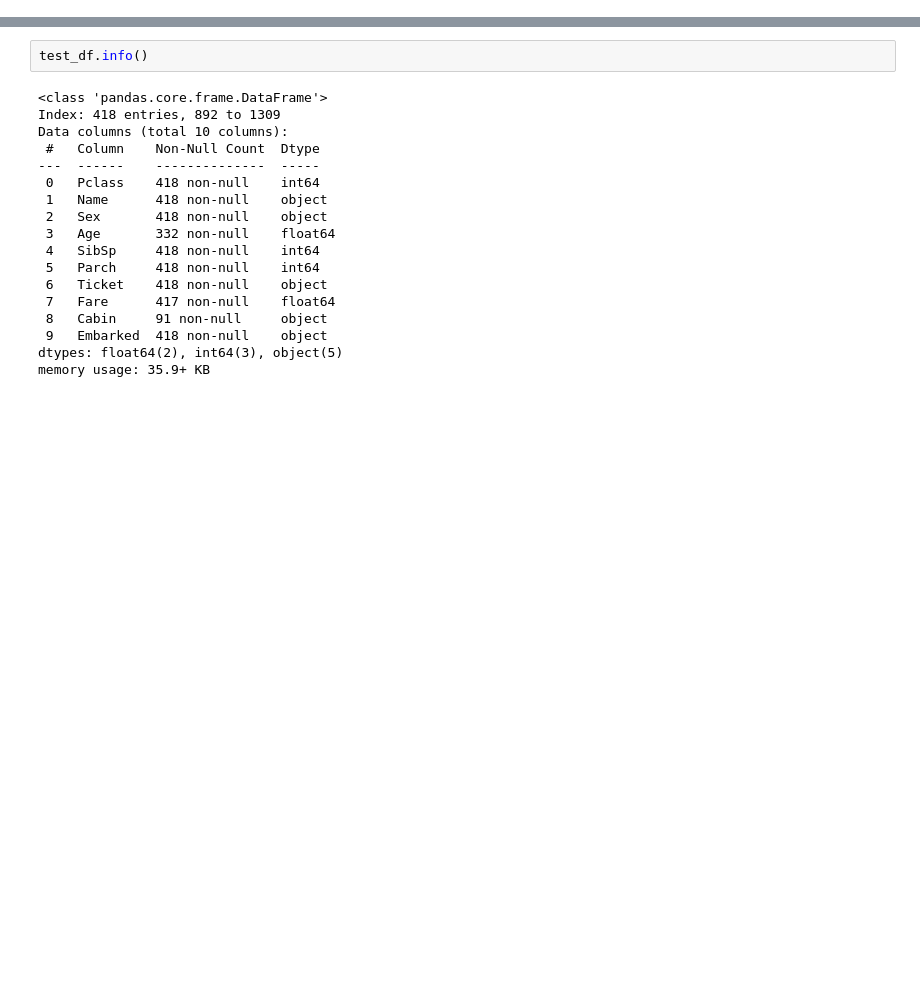
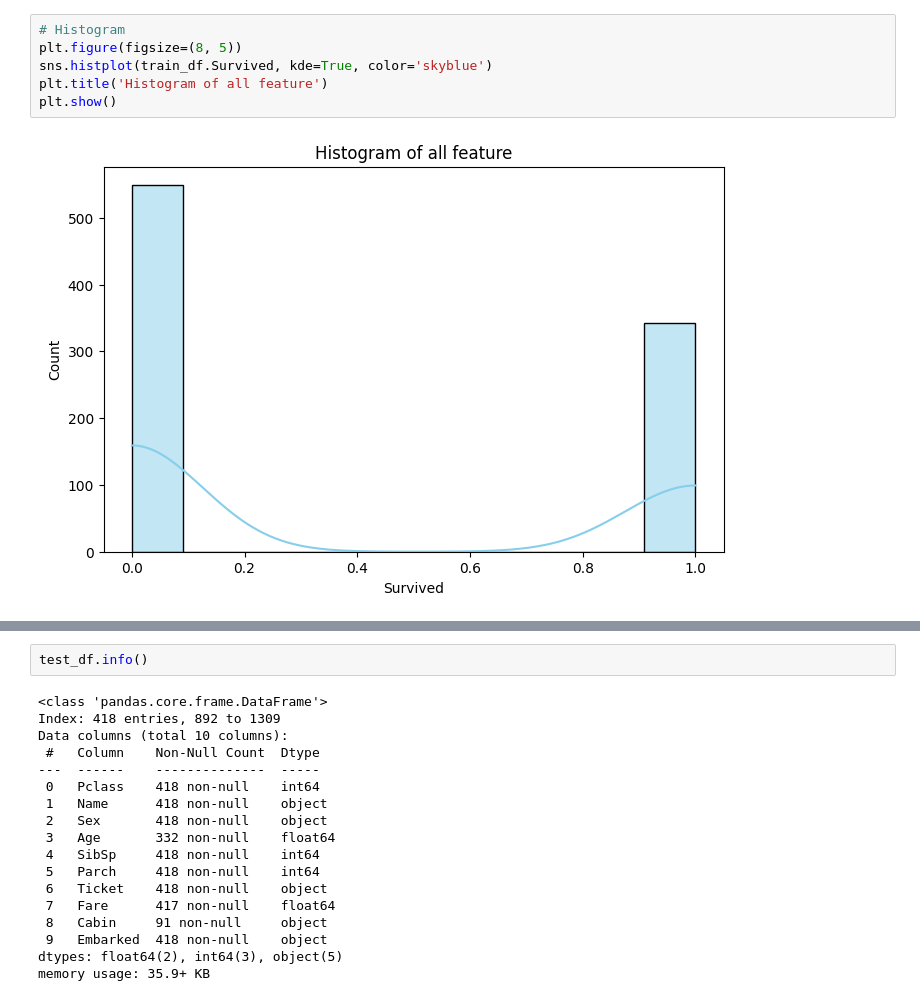
Before and after one commit to vansong2k5/titanic-project, a Jupyter notebook: notebooks/eda.ipynb, the cells around one changed output, grey strips where cells are left out. Cells and saved outputs as stored; diff of their text form; blank space fills up the shorter version.

```diff
--- a/notebooks/eda.ipynb
+++ b/notebooks/eda.ipynb
@@ -6,0 +18,8 @@ test_df = pd.read_csv("../data/test.csv", index_col='PassengerId')
+# %%
+# Histogram
+plt.figure(figsize=(8, 5))
+sns.histplot(train_df.Survived, kde=True, color='skyblue')
+plt.title('Histogram of all feature')
+plt.show()
+# %% [output]
+[figure, added]
```
Also changed, not shown: parts of 11 cells of this notebook, 4 other files.
